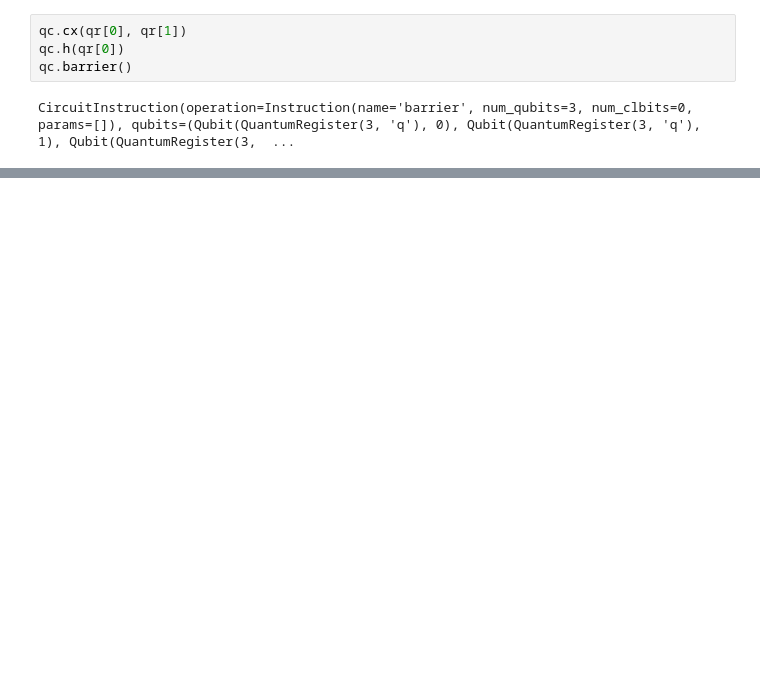
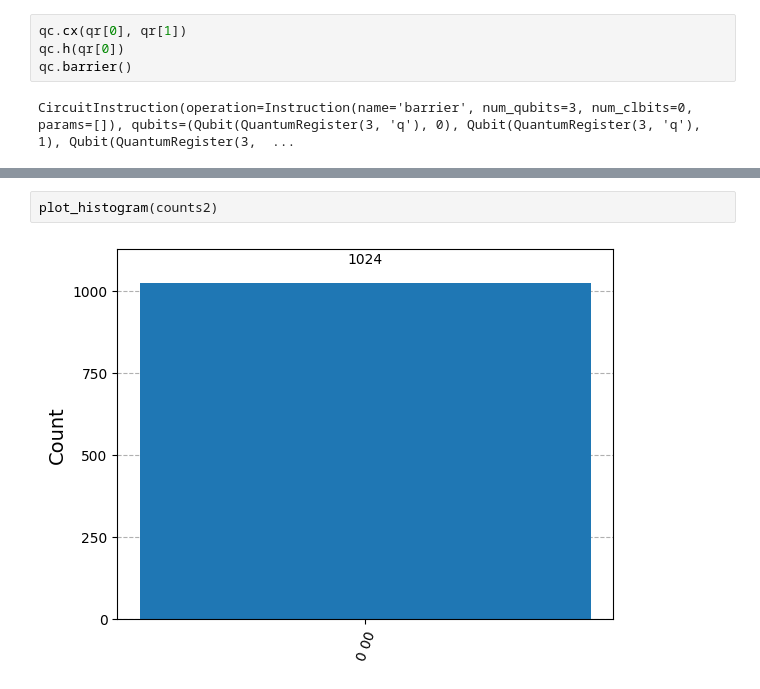
Before and after one commit to mkbahk/QuantumComputing, a Jupyter notebook: QuantumToyAlgorithm_QuantumTeleportation_01_Gemini_mkbahk_20250318.ipynb, the cells around one changed output, grey strips where cells are left out. Cells and saved outputs as stored; diff of their text form; blank space fills up the shorter version.

```diff
--- a/QuantumToyAlgorithm_QuantumTeleportation_01_Gemini_mkbahk_20250318.ipynb
+++ b/QuantumToyAlgorithm_QuantumTeleportation_01_Gemini_mkbahk_20250318.ipynb
@@ -116,0 +154,4 @@ plot_histogram(counts)
+# %%
+plot_histogram(counts2)
+# %% [output]
+[figure, added]
```
Also changed, not shown: parts of 18 cells of this notebook.
